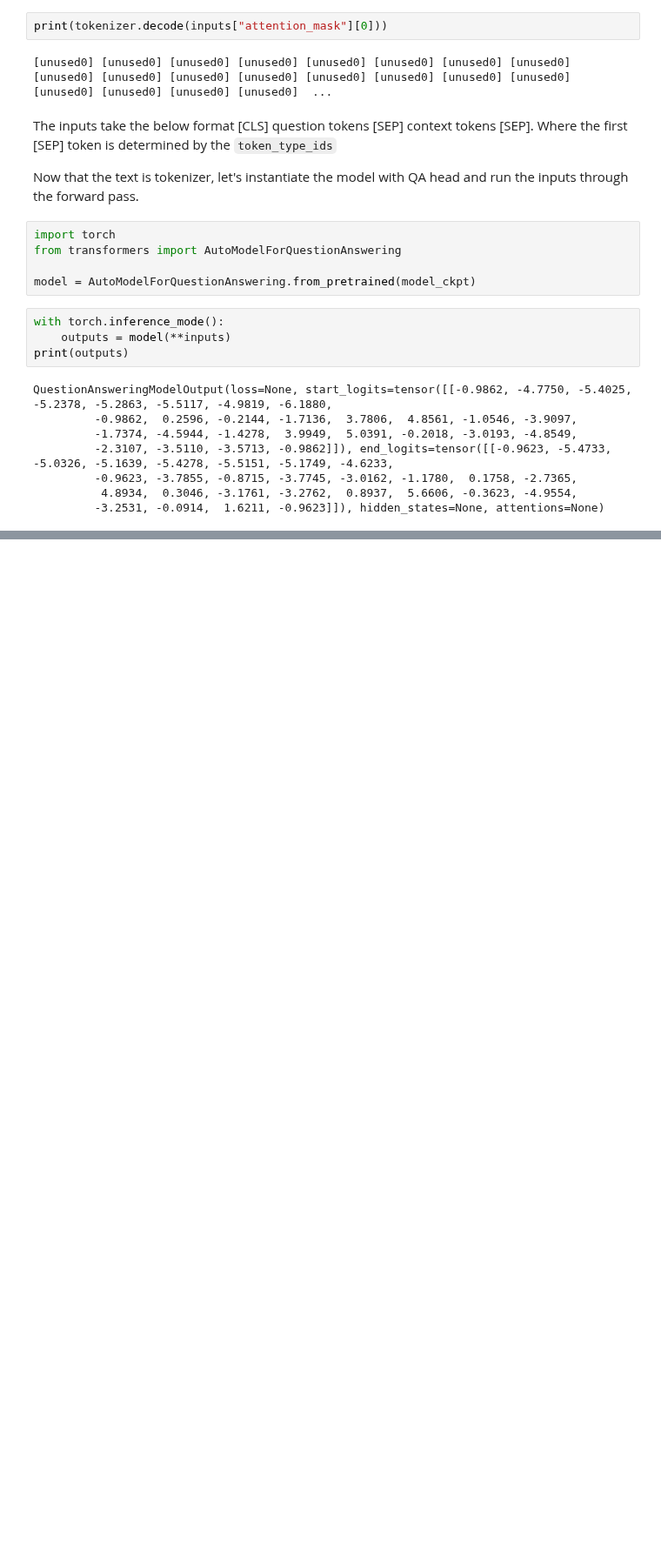
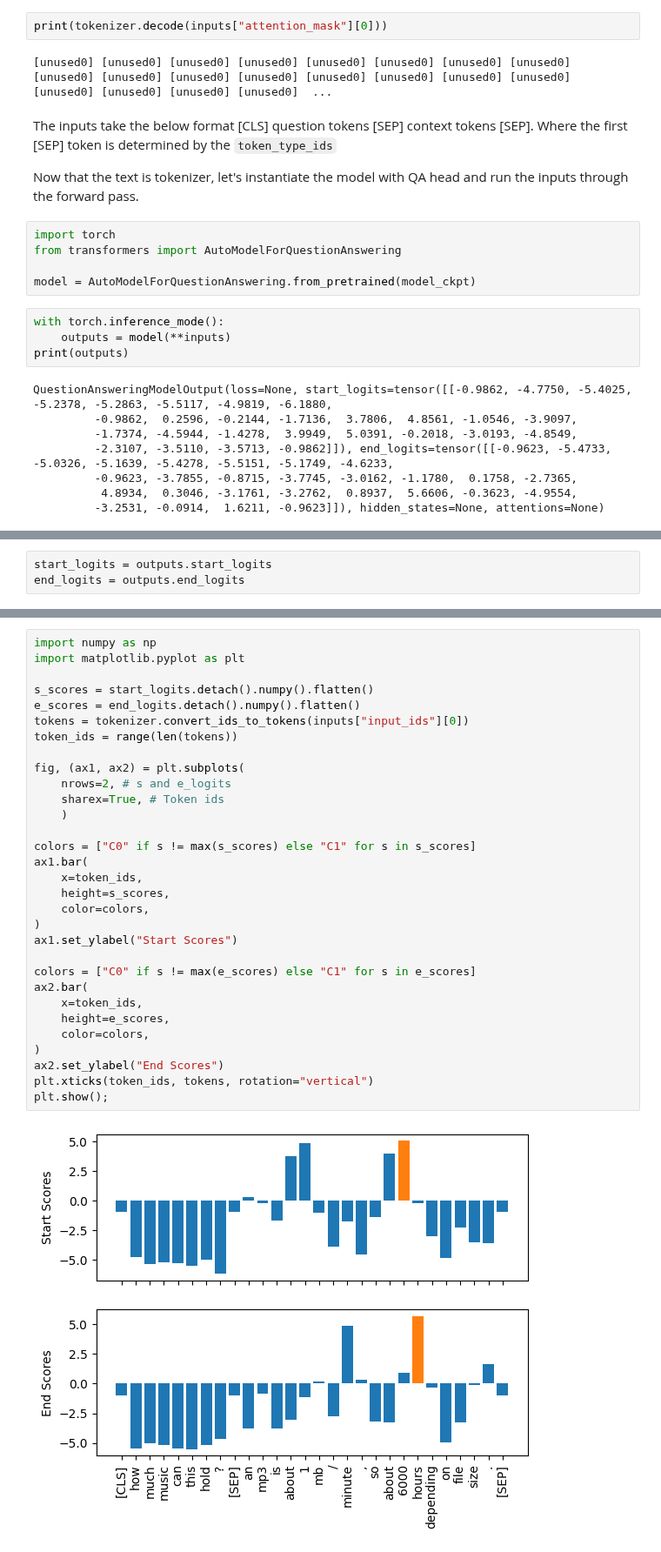
Before and after one commit to JpChii/nlp-with-hugging-face, a Jupyter notebook: notebooks/7-question-answering.ipynb, the cells around one changed output, grey strips where cells are left out. Shown at 87% size. Drawn from its saved outputs; the diff is of its cells as text; blank space fills up the shorter version.

```diff
--- a/notebooks/7-question-answering.ipynb
+++ b/notebooks/7-question-answering.ipynb
@@ -452,0 +453,3 @@ Seems we've the start and end span logits for all the tokens.
+# %%
+start_logits = outputs.start_logits
+end_logits = outputs.end_logits
@@ -452,0 +474,33 @@ Seems we've the start and end span logits for all the tokens.
+# %%
+import numpy as np
+import matplotlib.pyplot as plt
+
+s_scores = start_logits.detach().numpy().flatten()
+e_scores = end_logits.detach().numpy().flatten()
+tokens = tokenizer.convert_ids_to_tokens(inputs["input_ids"][0])
+token_ids = range(len(tokens))
+
+fig, (ax1, ax2) = plt.subplots(
+    nrows=2, # s and e_logits
+    sharex=True, # Token ids
+    )
+
+colors = ["C0" if s != max(s_scores) else "C1" for s in s_scores]
+ax1.bar(
+    x=token_ids,
+    height=s_scores,
+    color=colors,
+)
+ax1.set_ylabel("Start Scores")
+
+colors = ["C0" if s != max(e_scores) else "C1" for s in e_scores]
+ax2.bar(
+    x=token_ids,
+    height=e_scores,
+    color=colors,
+)
+ax2.set_ylabel("End Scores")
+plt.xticks(token_ids, tokens, rotation="vertical")
+plt.show();
+# %% [output]
+[figure, added]
```
Also changed, not shown: parts of 17 cells of this notebook, 1 other file.
